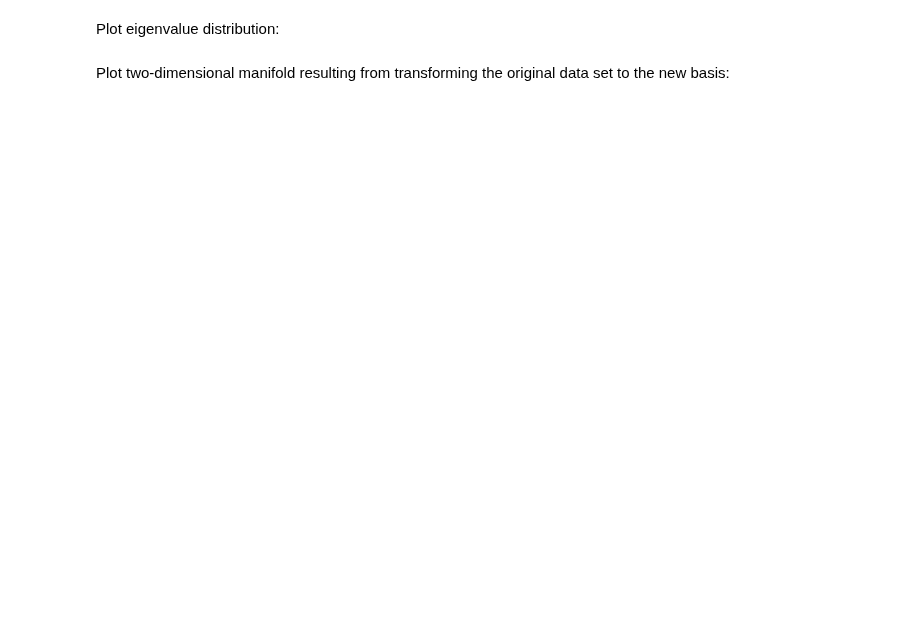
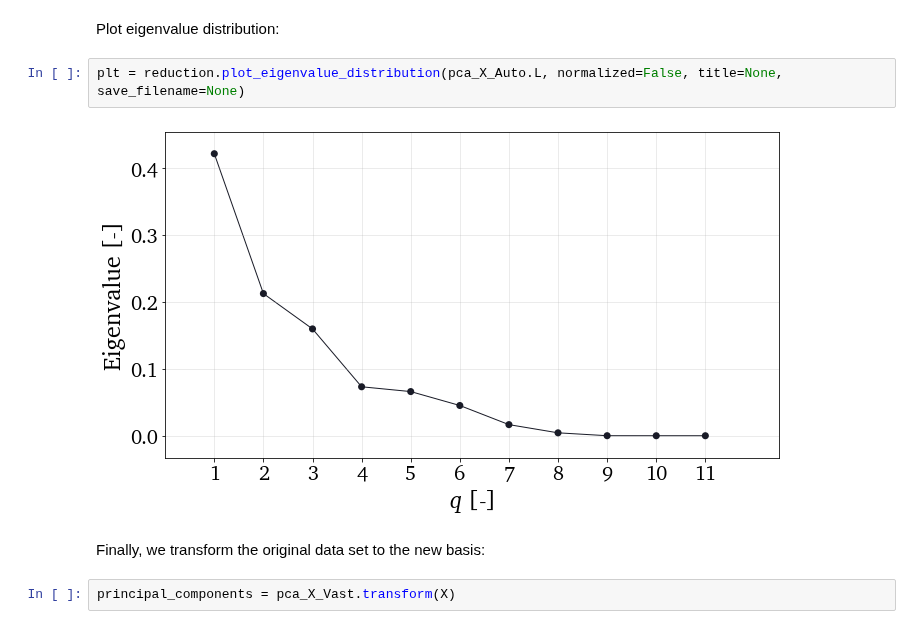
Before and after one commit to kamilazdybal/PCAfold, a Jupyter notebook: docs/tutorials/demo-pca.ipynb, the cells around one changed output. Cells and saved outputs as stored; diff of their text form; blank space fills up the shorter version.

```diff
--- a/docs/tutorials/demo-pca.ipynb
+++ b/docs/tutorials/demo-pca.ipynb
@@ -231,4 +233,10 @@ Plot comparison of eigenvectors from both scaling options:
 # %% [markdown]
 Plot eigenvalue distribution:
+# %%
+plt = reduction.plot_eigenvalue_distribution(pca_X_Auto.L, normalized=False, title=None, save_filename=None)
+# %% [output]
+[figure, added]
 # %% [markdown]
-Plot two-dimensional manifold resulting from transforming the original data set to the new basis:
+Finally, we transform the original data set to the new basis:
+# %%
+principal_components = pca_X_Vast.transform(X)
```
Also changed, not shown: parts of 12 cells of this notebook, 12 other files.
